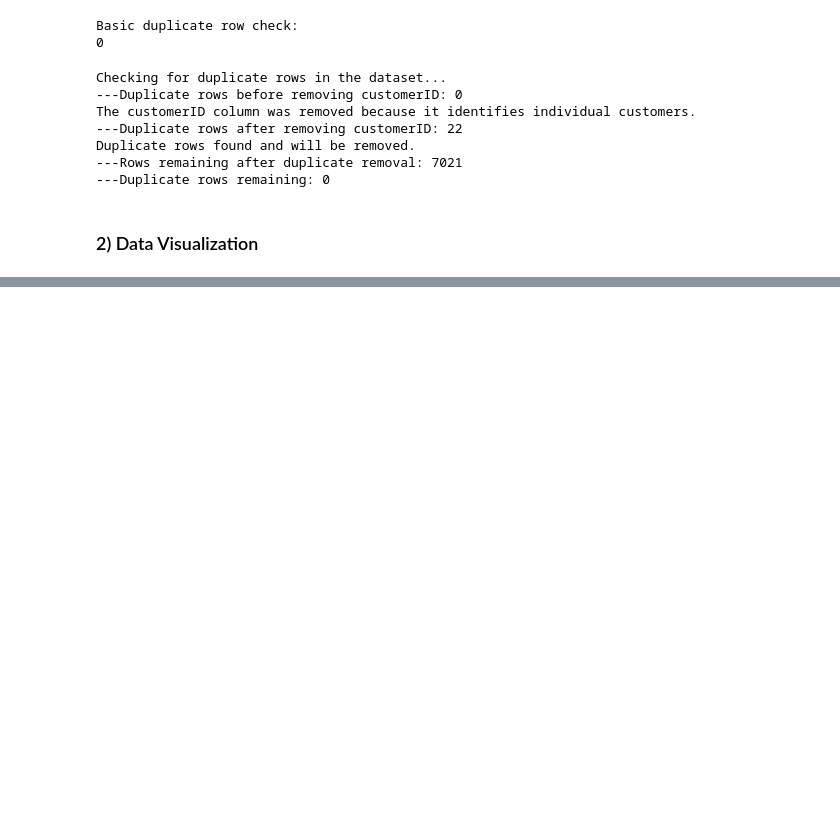
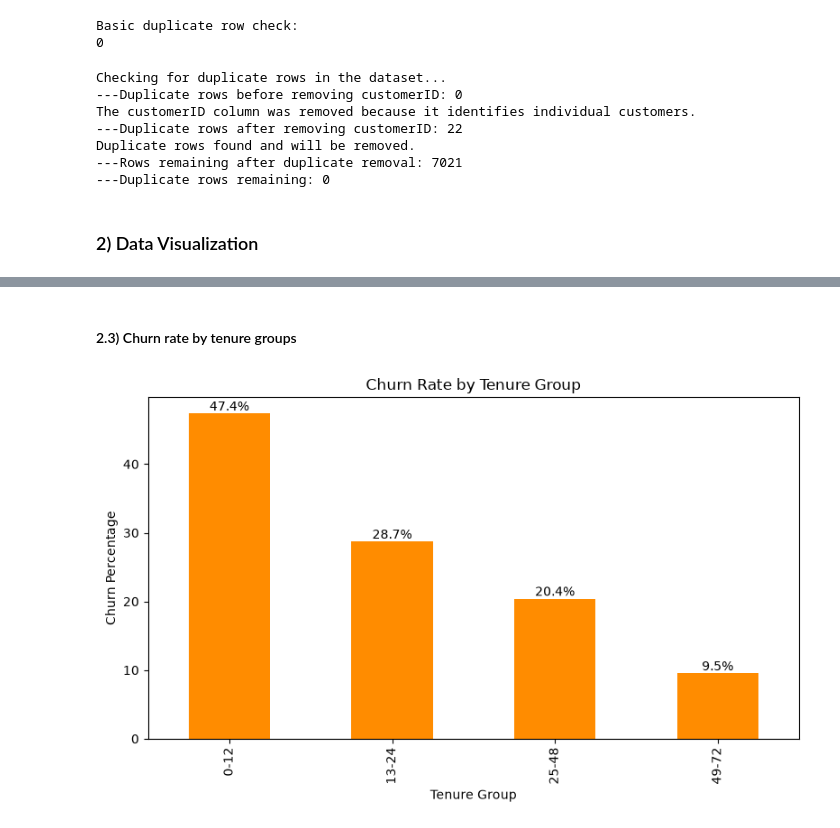
Before and after one commit to devkulemannege/cm2604-2522841-machine-learning, a Jupyter notebook: project.ipynb, the cells around one changed output, grey strips where cells are left out. Saved outputs shown, nothing was run; the diff lists cells and outputs as text; code cells hidden in the pictures; blank space fills up the shorter version.

```diff
--- a/project.ipynb
+++ b/project.ipynb
@@ -217,0 +395,28 @@ Duplicate rows found and will be removed.
+# %% [markdown]
+#### 2.3) Churn rate by tenure groups
+# %%
+data["TenureGroup"] = pd.cut( # cut numerical values into bins of intervals
+    data["tenure"],
+    bins=[-1, 12, 24, 48, 72],
+    labels=["0-12", "13-24", "25-48", "49-72"]
+)
+
+churn_rate = (
+    data.groupby("TenureGroup", observed=True)["Churn"] # create subset of data grouped by tenure group and churn status
+        .apply(lambda values: (values == "Yes").mean() * 100)
+)
+
+fig, ax = plt.subplots(figsize=(8, 5))
+churn_rate.plot(kind="bar", ax=ax, color="darkorange")
+
+ax.set_title("Churn Rate by Tenure Group")
+ax.set_xlabel("Tenure Group")
+ax.set_ylabel("Churn Percentage")
+
+for container in ax.containers:
+    ax.bar_label(container, fmt="%.1f%%") # add percentage labels
+
+plt.tight_layout()
+plt.show()
+# %% [output]
+[figure, added]
```
Also changed, not shown: parts of 28 cells of this notebook.
